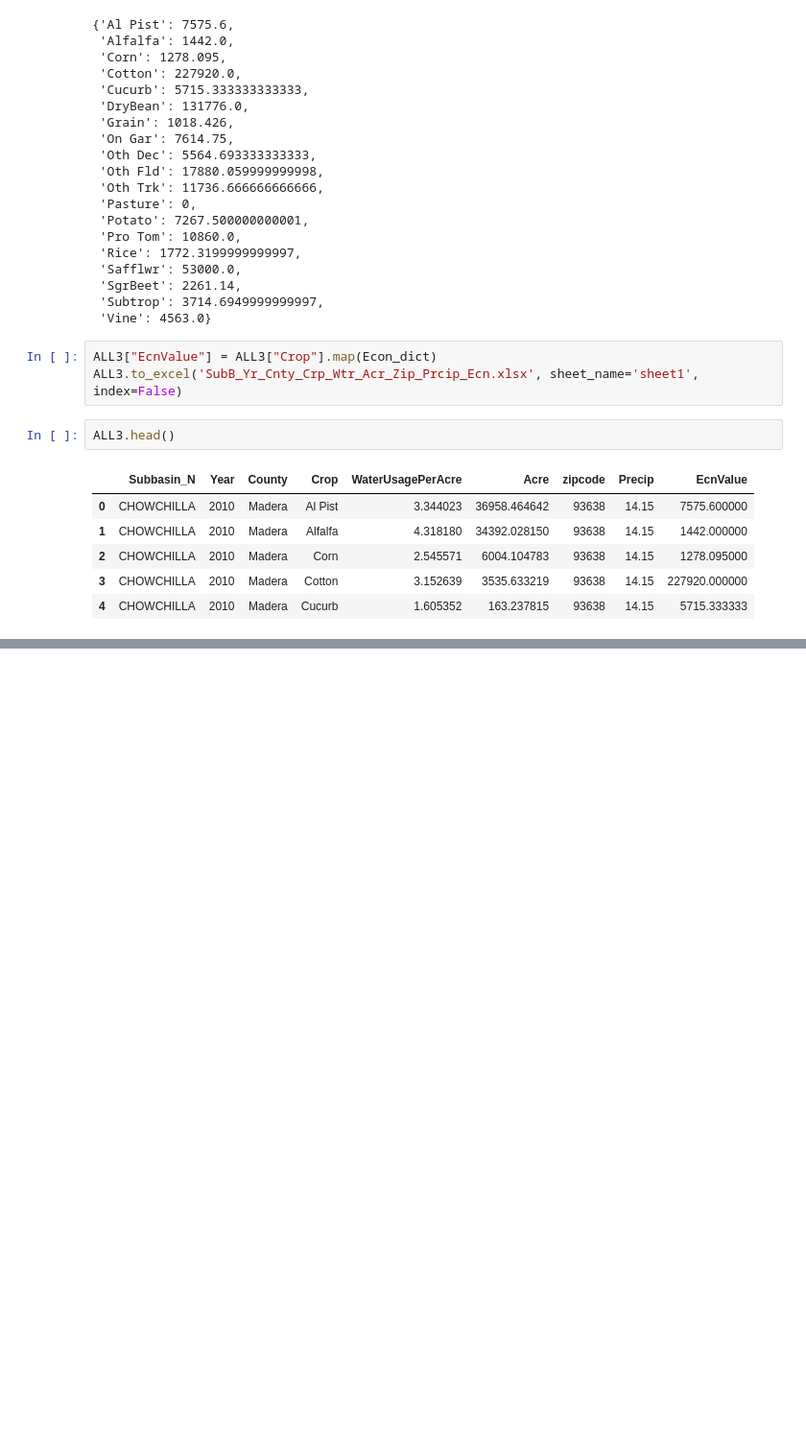
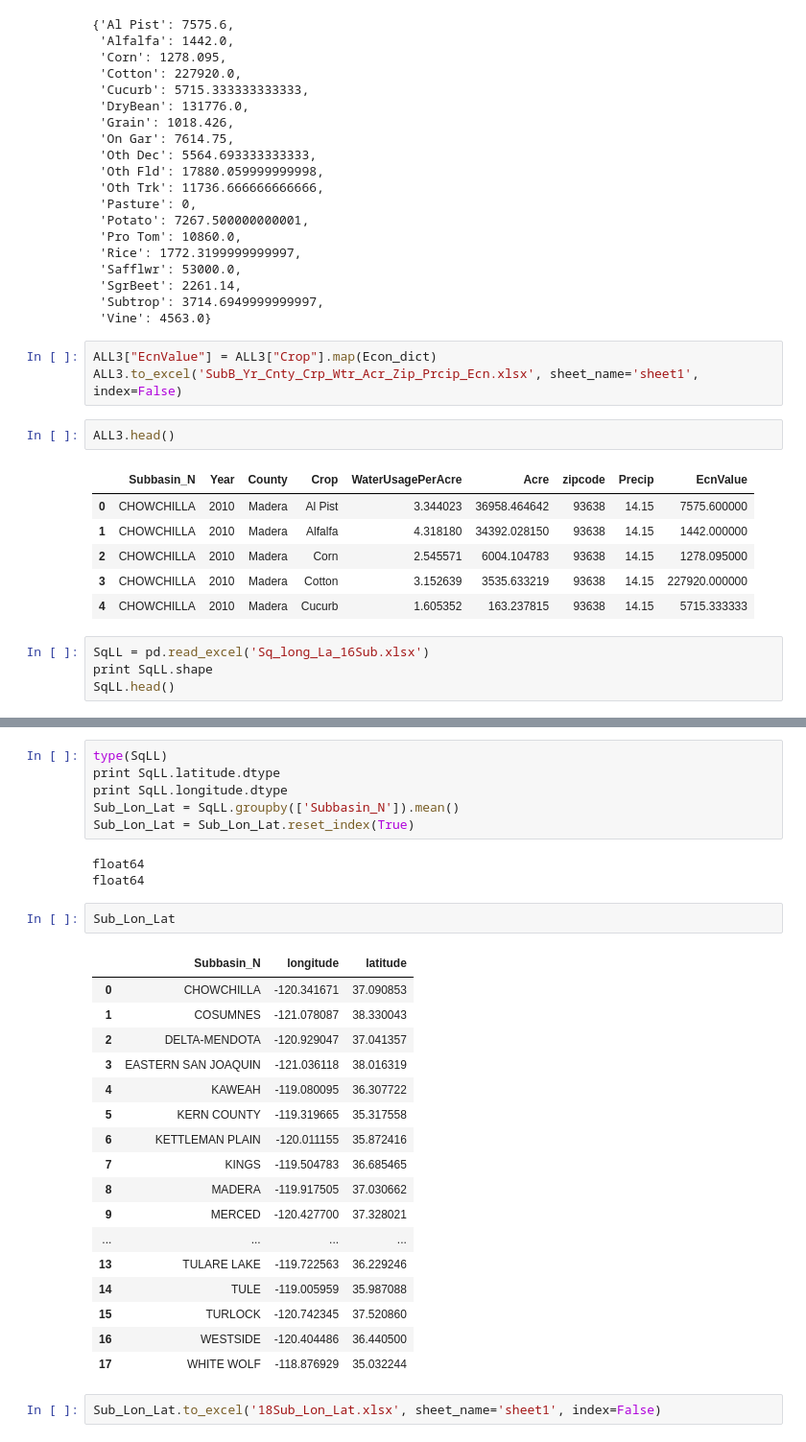
Before and after one commit to ZoeyYiZhou/141BProject, a Jupyter notebook: _site/zJupyterNB_Script/DataCleanning_Alice.ipynb, the cells around one changed output, grey strips where cells are left out. Shown at 96% size. Saved outputs shown, nothing was run; the diff lists cells and outputs as text; blank space fills up the shorter version.

```diff
--- a/_site/zJupyterNB_Script/DataCleanning_Alice.ipynb
+++ b/_site/zJupyterNB_Script/DataCleanning_Alice.ipynb
@@ -904,3 +905,7 @@ ALL3.head()
 | 2 | CHOWCHILLA | 2010 | Madera | Corn | 2.545571 | 6004.104783 | 93638 | 14.15 | 1278.095000 |
 | 3 | CHOWCHILLA | 2010 | Madera | Cotton | 3.152639 | 3535.633219 | 93638 | 14.15 | 227920.000000 |
 | 4 | CHOWCHILLA | 2010 | Madera | Cucurb | 1.605352 | 163.237815 | 93638 | 14.15 | 5715.333333 |
+# %%
+SqLL = pd.read_excel('Sq_long_La_16Sub.xlsx')
+print SqLL.shape
+SqLL.head()
@@ -906,0 +920,31 @@ ALL3.head()
+# %%
+type(SqLL)
+print SqLL.latitude.dtype
+print SqLL.longitude.dtype
+Sub_Lon_Lat = SqLL.groupby(['Subbasin_N']).mean()
+Sub_Lon_Lat = Sub_Lon_Lat.reset_index(True)
+# %% [output]
+float64
+float64
+# %%
+Sub_Lon_Lat
+# %% [output]
+|  | Subbasin_N | longitude | latitude |
+| 0 | CHOWCHILLA | -120.341671 | 37.090853 |
+| 1 | COSUMNES | -121.078087 | 38.330043 |
+| 2 | DELTA-MENDOTA | -120.929047 | 37.041357 |
+| 3 | EASTERN SAN JOAQUIN | -121.036118 | 38.016319 |
+| 4 | KAWEAH | -119.080095 | 36.307722 |
+| 5 | KERN COUNTY | -119.319665 | 35.317558 |
+| 6 | KETTLEMAN PLAIN | -120.011155 | 35.872416 |
+| 7 | KINGS | -119.504783 | 36.685465 |
+| 8 | MADERA | -119.917505 | 37.030662 |
+| 9 | MERCED | -120.427700 | 37.328021 |
+| ... | ... | ... | ... |
+| 13 | TULARE LAKE | -119.722563 | 36.229246 |
+| 14 | TULE | -119.005959 | 35.987088 |
+| 15 | TURLOCK | -120.742345 | 37.520860 |
+| 16 | WESTSIDE | -120.404486 | 36.440500 |
+| 17 | WHITE WOLF | -118.876929 | 35.032244 |
+# %%
+Sub_Lon_Lat.to_excel('18Sub_Lon_Lat.xlsx', sheet_name='sheet1', index=False)
```
Also changed, not shown: parts of 2 cells of this notebook, 3 other files.
